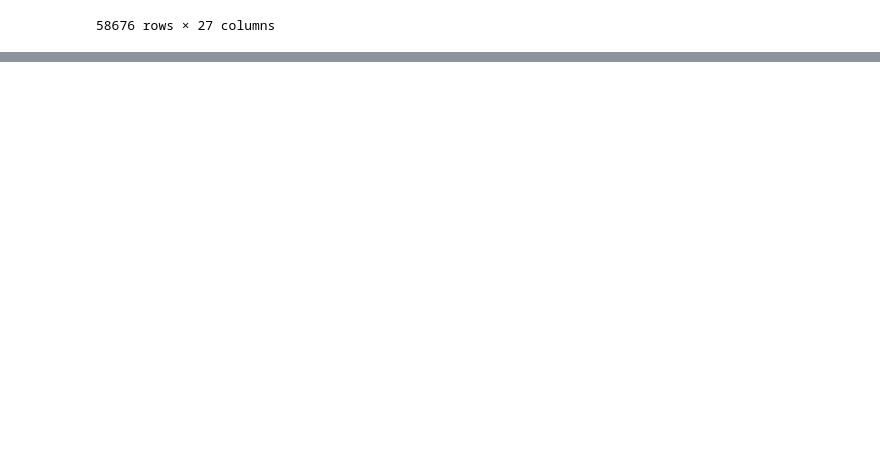
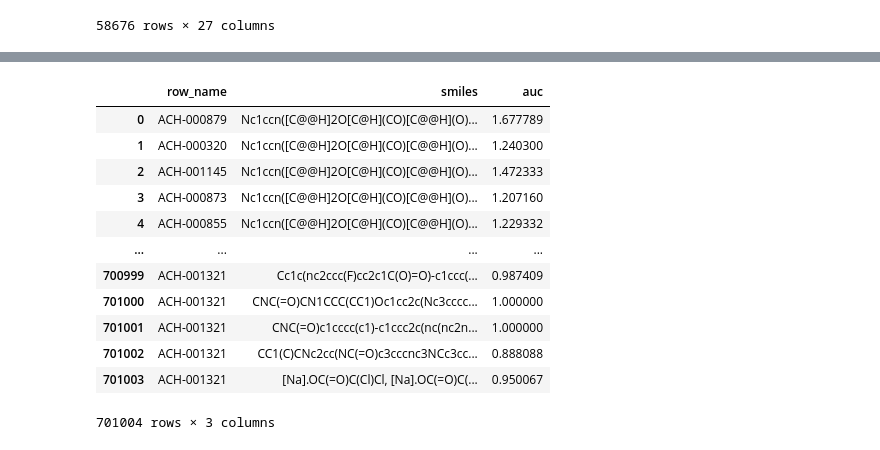
Before and after one commit to MunjungKim/PDTC_drug_response, a Jupyter notebook: notebook/Cell line data process.ipynb, the cells around one changed output, grey strips where cells are left out. Cells and saved outputs as stored; diff of their text form; code cells hidden in the pictures; blank space fills up the shorter version.

```diff
--- a/notebook/Cell line data process.ipynb
+++ b/notebook/Cell line data process.ipynb
@@ -90,0 +114,16 @@ exp_breast.to_csv('../data/CCLE_expression_full_19Q4_breast.csv')
+# %%
+response_cell_abstract
+# %% [output]
+|  | row_name | smiles | auc |
+| 0 | ACH-000879 | Nc1ccn([C@@H]2O[C@H](CO)[C@@H](O)... | 1.677789 |
+| 1 | ACH-000320 | Nc1ccn([C@@H]2O[C@H](CO)[C@@H](O)... | 1.240300 |
+| 2 | ACH-001145 | Nc1ccn([C@@H]2O[C@H](CO)[C@@H](O)... | 1.472333 |
+| 3 | ACH-000873 | Nc1ccn([C@@H]2O[C@H](CO)[C@@H](O)... | 1.207160 |
+| 4 | ACH-000855 | Nc1ccn([C@@H]2O[C@H](CO)[C@@H](O)... | 1.229332 |
+| ... | ... | ... | ... |
+| 700999 | ACH-001321 | Cc1c(nc2ccc(F)cc2c1C(O)=O)-c1ccc(... | 0.987409 |
+| 701000 | ACH-001321 | CNC(=O)CN1CCC(CC1)Oc1cc2c(Nc3cccc... | 1.000000 |
+| 701001 | ACH-001321 | CNC(=O)c1cccc(c1)-c1ccc2c(nc(nc2n... | 1.000000 |
+| 701002 | ACH-001321 | CC1(C)CNc2cc(NC(=O)c3cccnc3NCc3cc... | 0.888088 |
+| 701003 | ACH-001321 | [Na].OC(=O)C(Cl)Cl, [Na].OC(=O)C(... | 0.950067 |
+701004 rows × 3 columns
```
Also changed, not shown: parts of 10 cells of this notebook, 2 other files.
